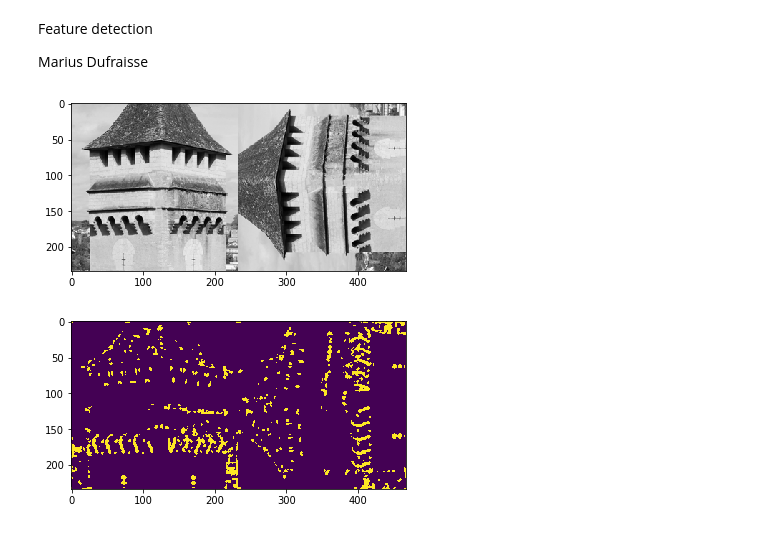
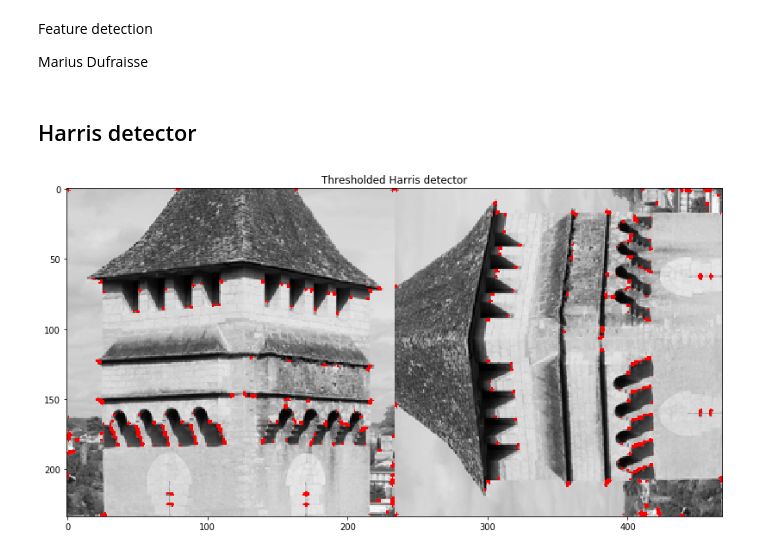
Before and after one commit to Xyouz/3dvision, a Jupyter notebook: Harris/dufraisse.ipynb, the cells around one changed output. Drawn from its saved outputs; the diff is of its cells as text; code cells hidden in the pictures.

```diff
--- a/Harris/dufraisse.ipynb
+++ b/Harris/dufraisse.ipynb
@@ -14,13 +13,23 @@ import queue
+# %%
+def point_map(points, color=(1,0,0)):
+    # Return an RGBA image where the points have alpha=1 and RGB = color
+    disp = np.zeros((*points.shape, 4))
+    for i in range(3):
+        disp[:,:,i] = color[i]
+    disp[:,:,3] = points
+    return disp
 # %%
 img = plt.imread("val.png")
 img = rgb2lab(img)[:,:,0]
 
-imgr = rotate(img, 90)
+imgr = resize(rotate(img, 90,resize=False),img.shape)
 
 squares = np.zeros((256,256))
 for (i,j) in np.ndindex(4,4):
     squares[64*i:64*i+32,64*j:64*j+32] = 1
     squares[64*i+32:64*i+64,64*j+32:64*j+64] = 1
+# %% [markdown]
+## Harris detector ##
 # %%
 a = corner_harris(img)
 ar = corner_harris(imgr)
@@ -30,11 +39,11 @@ def threshold(img, threshold, fixed = False):
         threshold = threshold * img.max()
     return img >= threshold
 # %%
+plt.figure(figsize=(15,7))
 plt.imshow(np.hstack((img,imgr)),cmap='gray')
+
+plt.imshow(point_map(np.hstack((threshold(a,0.1,fixed=False),threshold(ar,0.1,fixed=False)))))
+plt.title("Thresholded Harris detector")
 plt.show()
-
-plt.imshow(np.hstack((threshold(a,0.01),threshold(ar,0.01))))
-plt.show()
 # %% [output]
-[figure, old version]
+[figure, new version]
-[figure, removed]
```
Also changed, not shown: parts of 28 cells of this notebook.
